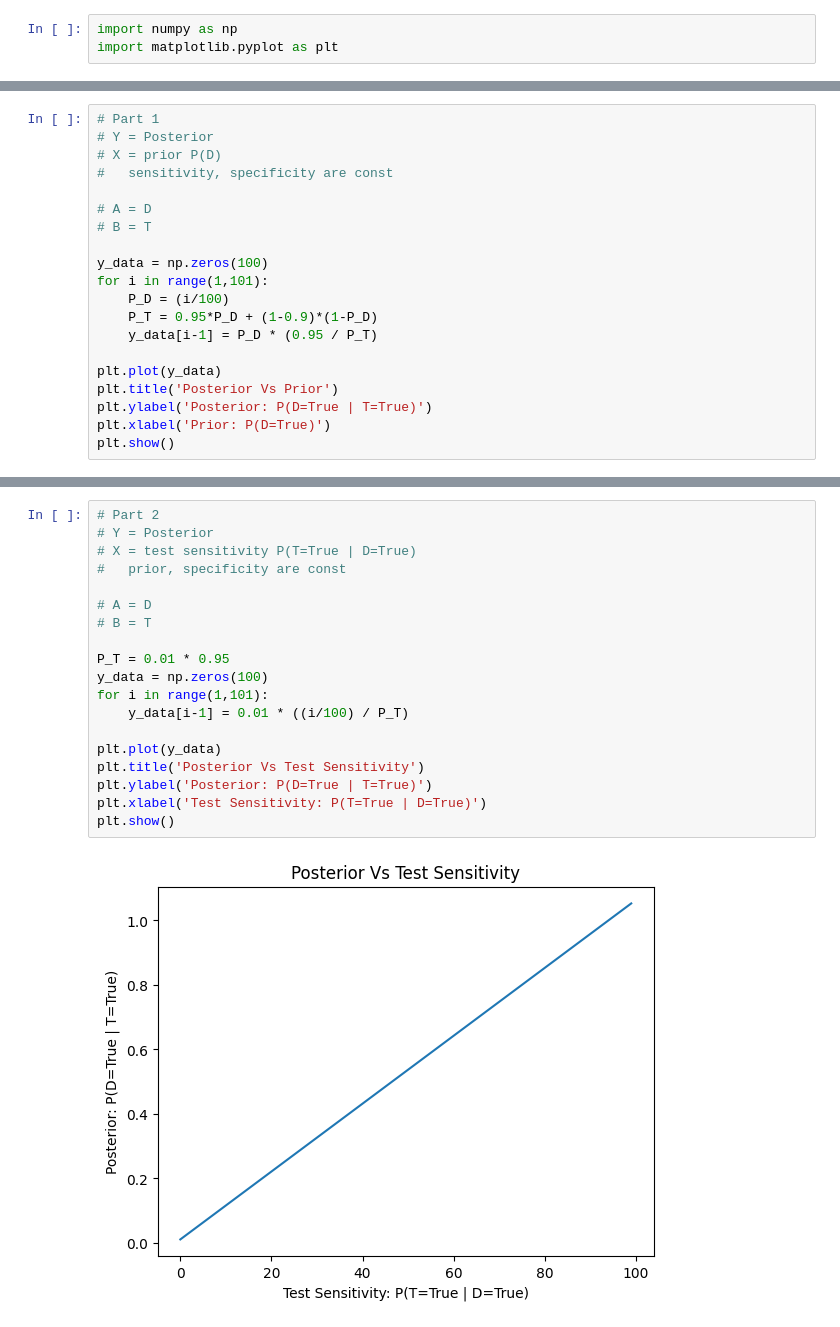
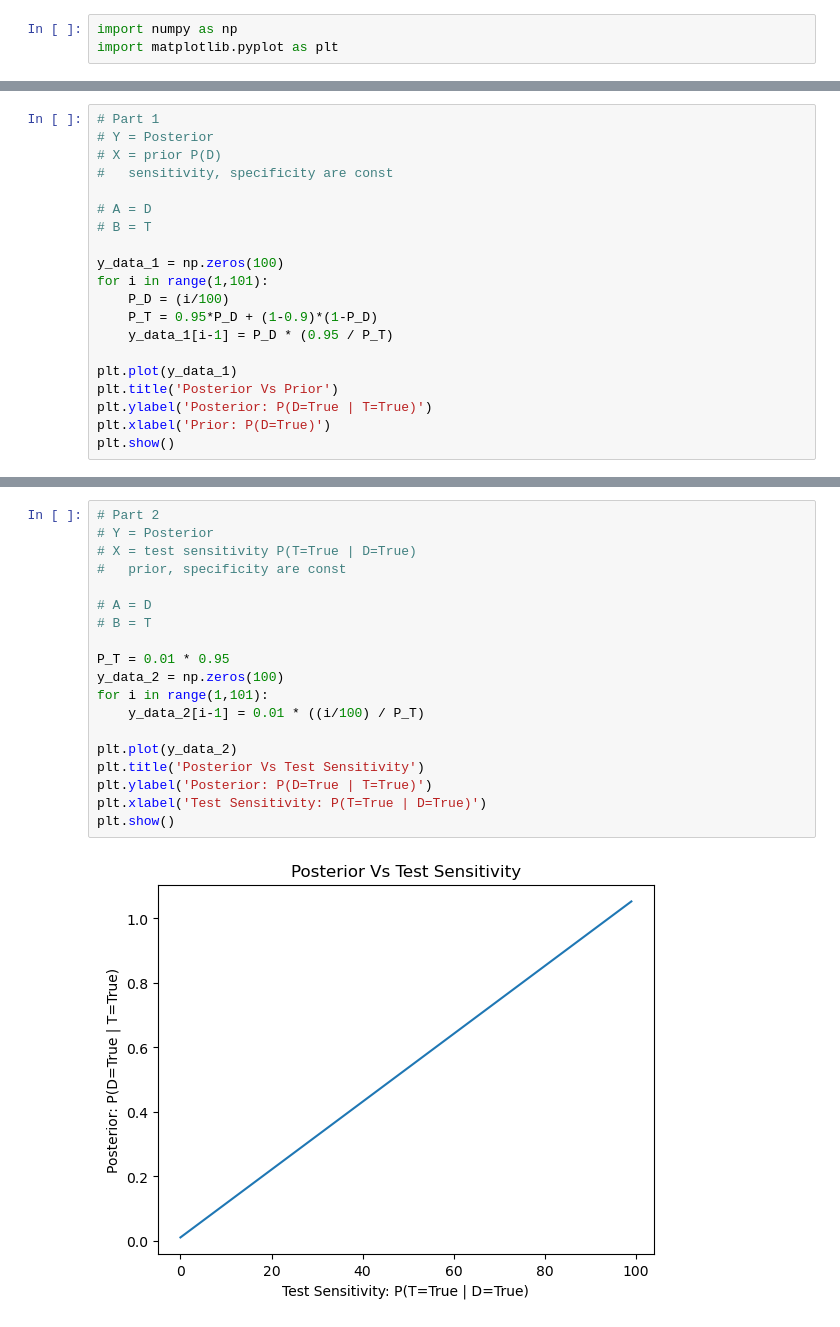
Before and after one commit to Master-Pr0grammer/Cognitive_Modeling, a Jupyter notebook: Hw/Hw1/Problem_7.ipynb, the cells around one changed output, grey strips where cells are left out. Cells and saved outputs as stored; diff of their text form.

```diff
--- a/Hw/Hw1/Problem_7.ipynb
+++ b/Hw/Hw1/Problem_7.ipynb
@@ -20,13 +20,13 @@ Posterior = P(D=True | T=True)
 # A = D
 # B = T
 
-y_data = np.zeros(100)
+y_data_1 = np.zeros(100)
 for i in range(1,101):
 	P_D = (i/100)
 	P_T = 0.95*P_D + (1-0.9)*(1-P_D)
-	y_data[i-1] = P_D * (0.95 / P_T)
+	y_data_1[i-1] = P_D * (0.95 / P_T)
 
-plt.plot(y_data)
+plt.plot(y_data_1)
 plt.title('Posterior Vs Prior')
 plt.ylabel('Posterior: P(D=True | T=True)')
 plt.xlabel('Prior: P(D=True)')
@@ -36,24 +36,24 @@ plt.show()
 # %%
 # Part 2
 # Y = Posterior
 # X = test sensitivity P(T=True | D=True)
 #	prior, specificity are const
 
 # A = D
 # B = T
 
 P_T = 0.01 * 0.95
-y_data = np.zeros(100)
+y_data_2 = np.zeros(100)
 for i in range(1,101):
-	y_data[i-1] = 0.01 * ((i/100) / P_T)
+	y_data_2[i-1] = 0.01 * ((i/100) / P_T)
 
-plt.plot(y_data)
+plt.plot(y_data_2)
 plt.title('Posterior Vs Test Sensitivity')
 plt.ylabel('Posterior: P(D=True | T=True)')
 plt.xlabel('Test Sensitivity: P(T=True | D=True)')
 plt.show()
 # %% [output]
-[figure, old version]
+[figure, new version]
 # %%
 # Part 3
 # Y = Posterior
```
Also changed, not shown: parts of 2 cells of this notebook.
